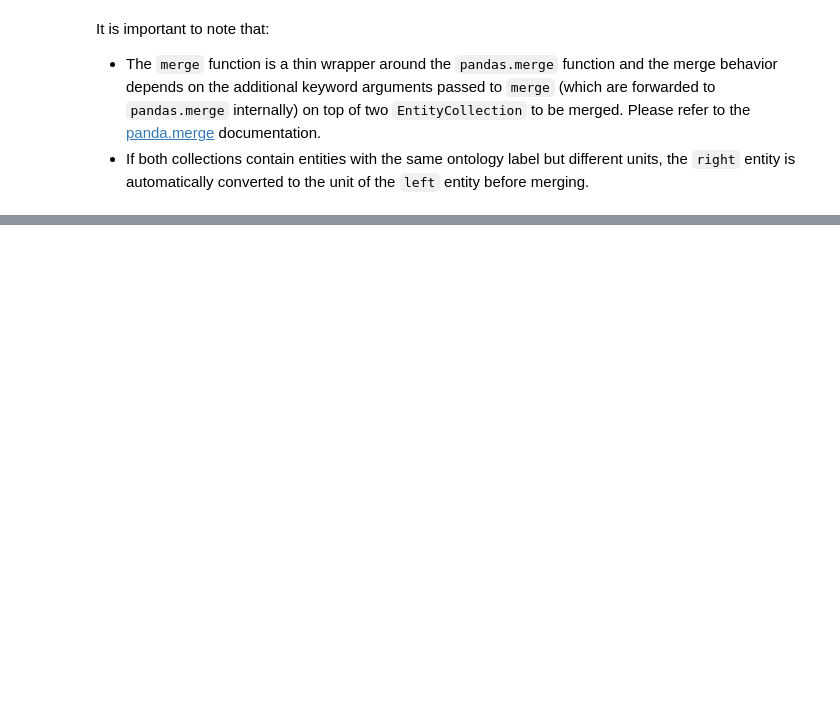
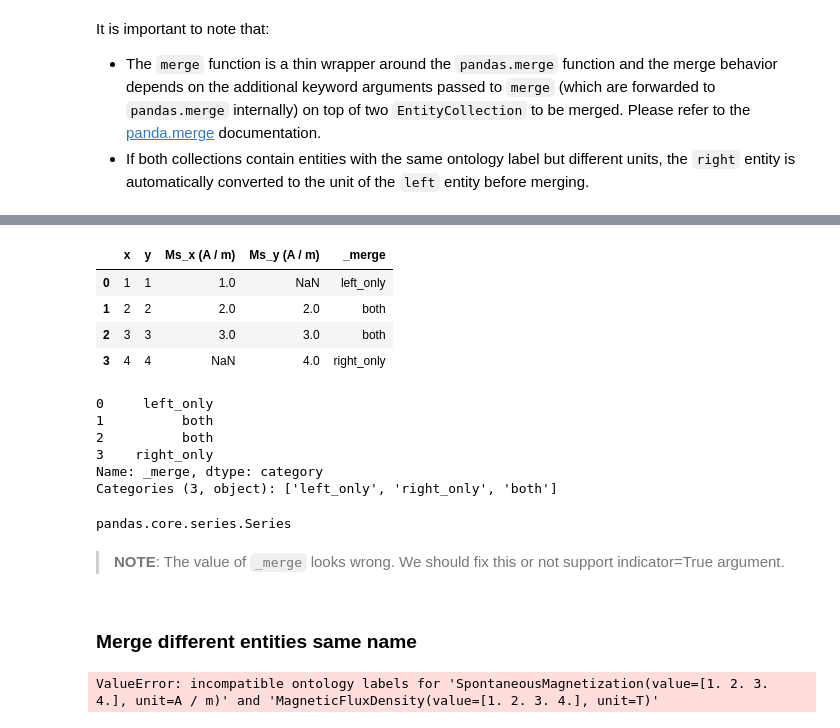
Before and after one commit to MaMMoS-project/mammos-entity, a Jupyter notebook: examples/io.ipynb, the cells around one changed output, grey strips where cells are left out. Cells and saved outputs as stored; diff of their text form; code cells hidden in the pictures; blank space fills up the shorter version.

```diff
--- a/examples/io.ipynb
+++ b/examples/io.ipynb
@@ -464,0 +535,13 @@ It is important to note that:
+# %%
+ec_1 = me.io.EntityCollection(
+    x=[1, 2, 3],
+    y=[1, 2, 3],
+    Ms=me.Ms([1, 2, 3]),
+)
+ec_2 = me.io.EntityCollection(
+    x=[2, 3, 4],
+    y=[2, 3, 4],
+    Ms=me.Ms([2, 3, 4]),
+)
+ec_merged = me.merge(ec_1, ec_2, on=["x", "y"], how="outer", indicator=True)
+ec_merged
@@ -464,0 +561,37 @@ It is important to note that:
+# %%
+ec_merged.to_dataframe()
+# %% [output]
+|  | x | y | Ms_x (A / m) | Ms_y (A / m) | _merge |
+| 0 | 1 | 1 | 1.0 | NaN | left_only |
+| 1 | 2 | 2 | 2.0 | 2.0 | both |
+| 2 | 3 | 3 | 3.0 | 3.0 | both |
+| 3 | 4 | 4 | NaN | 4.0 | right_only |
+# %%
+ec_merged._merge
+# %% [output]
+0     left_only
+1          both
+2          both
+3    right_only
+Name: _merge, dtype: category
+Categories (3, object): ['left_only', 'right_only', 'both']
+# %%
+type(ec_merged._merge)
+# %% [output]
+pandas.core.series.Series
+# %% [markdown]
+>**NOTE**: The value of `_merge` looks wrong. We should fix this or not support indicator=True argument.
+# %% [markdown]
+### Merge different entities same name
+# %%
+ec_1 = me.io.EntityCollection(
+    Ms=me.Ms([1, 2, 3, 4]),
+    x=[10, 20, 30, 40],
+)
+ec_2 = me.io.EntityCollection(
+    Ms=me.B([1, 2, 3, 4], "T"),
+    x=[10, 20, 30, 40],
+)
+me.merge(ec_1, ec_2)
+# %% [output]
+ValueError: incompatible ontology labels for 'SpontaneousMagnetization(value=[1. 2. 3. 4.], unit=A / m)' and 'MagneticFluxDensity(value=[1. 2. 3. 4.], unit=T)'
```
Also changed, not shown: parts of 49 cells of this notebook.
